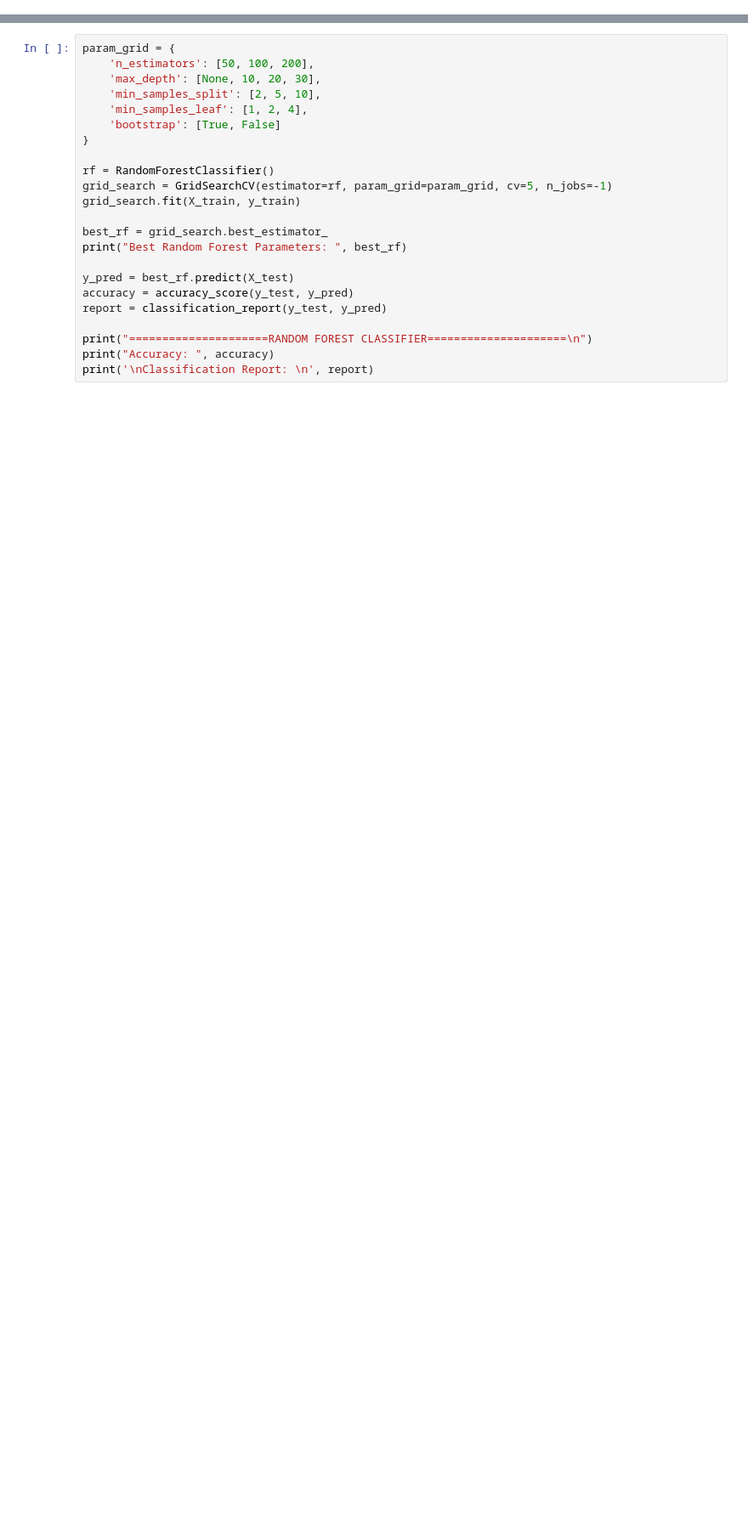
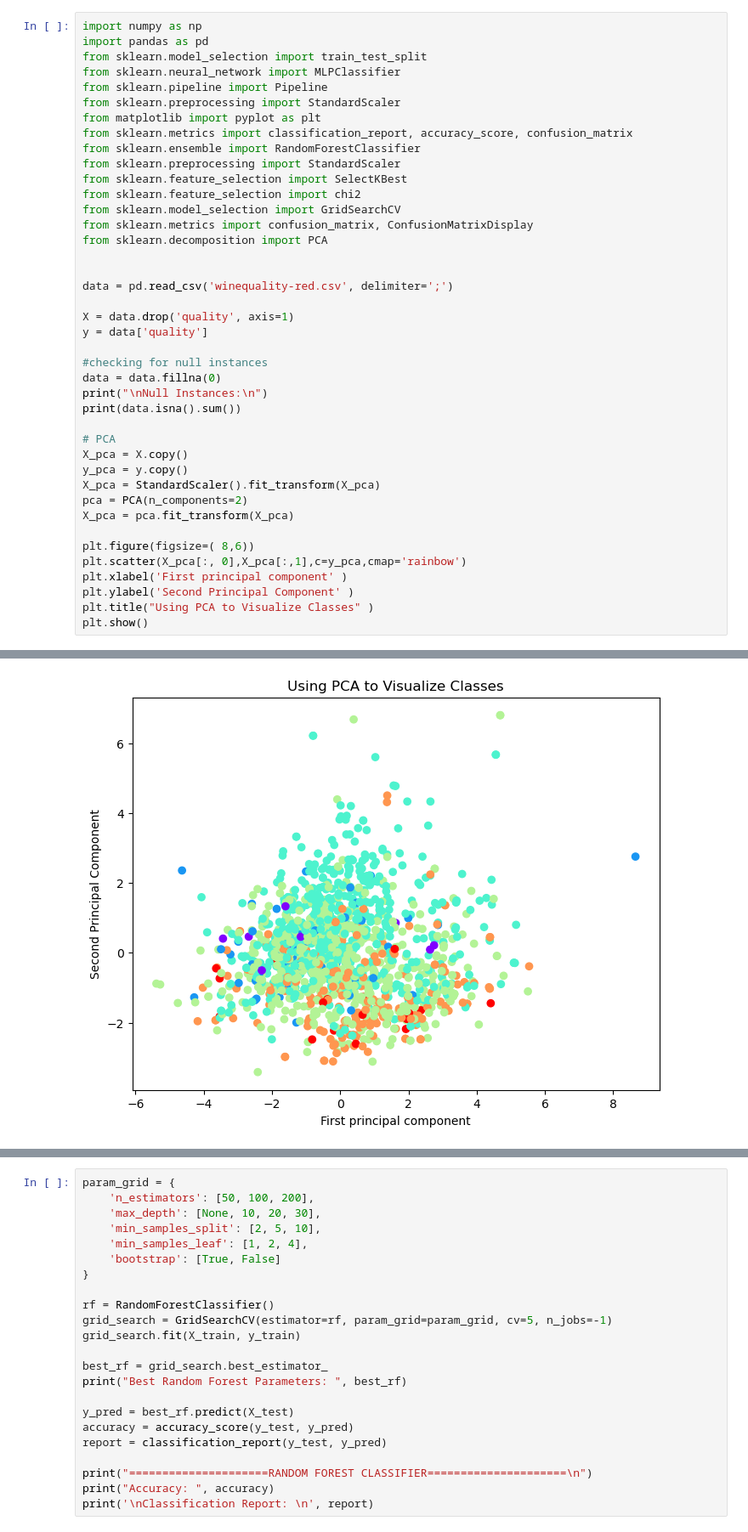
Before and after one commit to emilyws27/417_Final, a Jupyter notebook: Final_ANN.ipynb, the cells around one changed output, grey strips where cells are left out. Shown at 85% size. Drawn from its saved outputs; the diff is of its cells as text; blank space fills up the shorter version.

```diff
--- a/Final_ANN.ipynb
+++ b/Final_ANN.ipynb
@@ -0,0 +1,42 @@
+# %%
+import numpy as np
+import pandas as pd
+from sklearn.model_selection import train_test_split
+from sklearn.neural_network import MLPClassifier
+from sklearn.pipeline import Pipeline
+from sklearn.preprocessing import StandardScaler
+from matplotlib import pyplot as plt
+from sklearn.metrics import classification_report, accuracy_score, confusion_matrix
+from sklearn.ensemble import RandomForestClassifier
+from sklearn.preprocessing import StandardScaler
+from sklearn.feature_selection import SelectKBest
+from sklearn.feature_selection import chi2
+from sklearn.model_selection import GridSearchCV
+from sklearn.metrics import confusion_matrix, ConfusionMatrixDisplay
+from sklearn.decomposition import PCA
+
+
+data = pd.read_csv('winequality-red.csv', delimiter=';')
+
+X = data.drop('quality', axis=1)
+y = data['quality']
+
+#checking for null instances
+data = data.fillna(0)
+print("\nNull Instances:\n")
+print(data.isna().sum())
+
+# PCA
+X_pca = X.copy()
+y_pca = y.copy()
+X_pca = StandardScaler().fit_transform(X_pca)
+pca = PCA(n_components=2)
+X_pca = pca.fit_transform(X_pca)
+
+plt.figure(figsize=( 8,6))
+plt.scatter(X_pca[:, 0],X_pca[:,1],c=y_pca,cmap='rainbow')
+plt.xlabel('First principal component' )
+plt.ylabel('Second Principal Component' )
+plt.title("Using PCA to Visualize Classes" )
+plt.show()
+# %% [output]
@@ -1 +58,2 @@
+[figure, added]
 # %%
```
Also changed, not shown: parts of 2 cells of this notebook.
